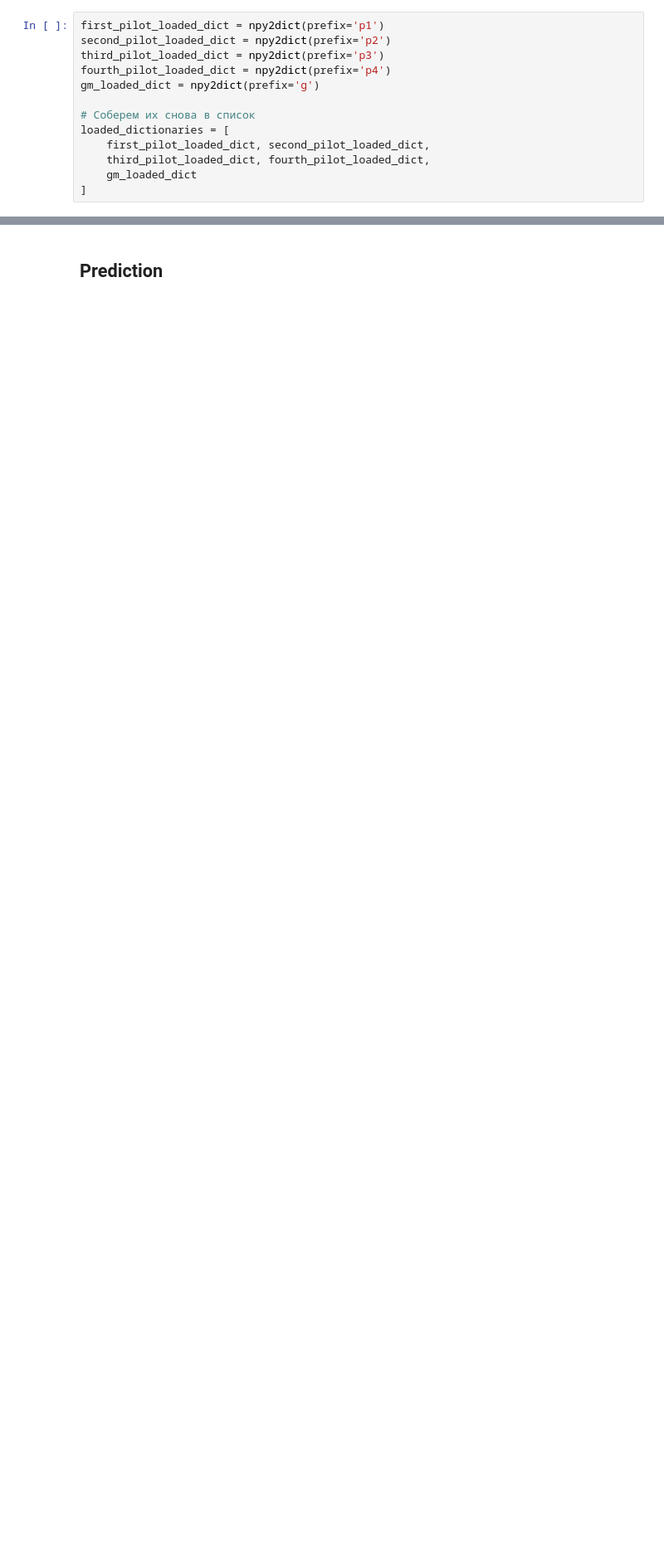
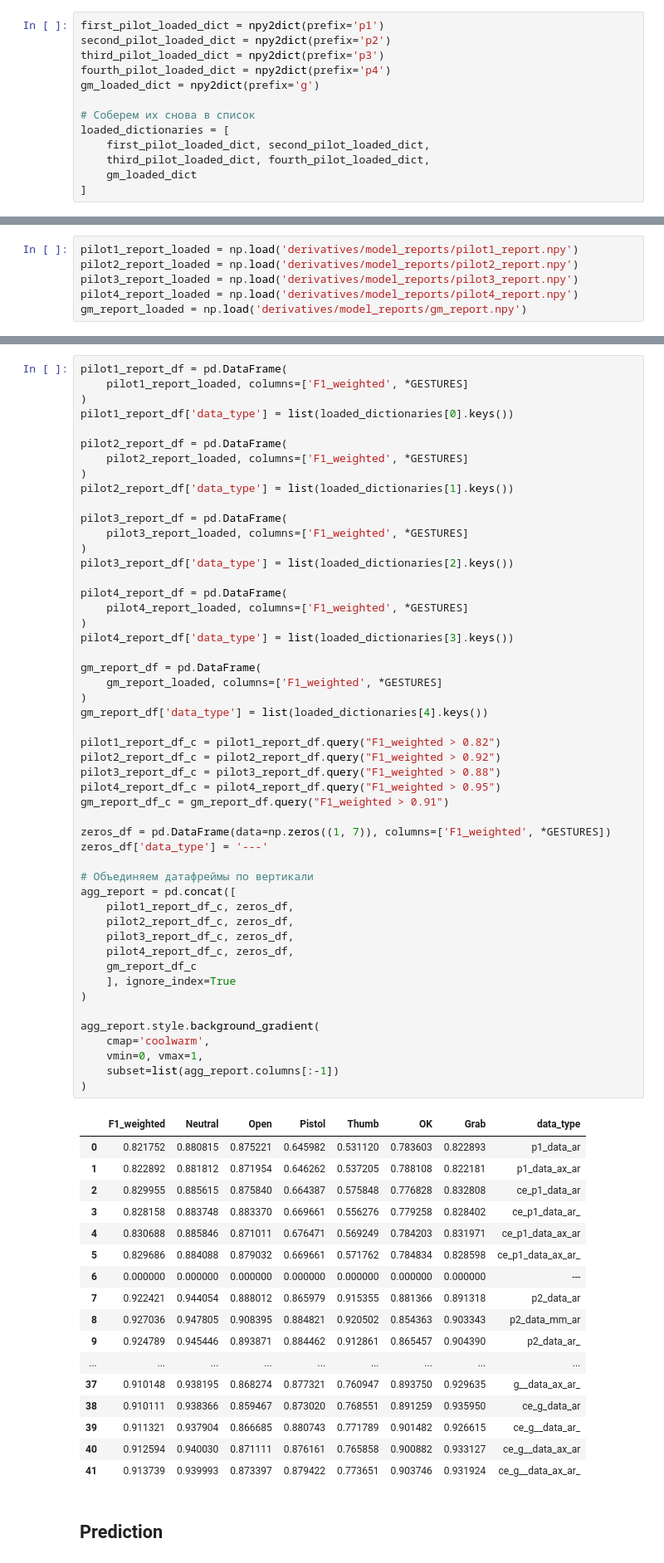
Before and after one commit to khav-i/Work-with-OMG-sensors-data, a Jupyter notebook: general_models.ipynb, the cells around one changed output, grey strips where cells are left out. Shown at 83% size. Cells and saved outputs as stored; diff of their text form; blank space fills up the shorter version.

Commit message:
gm-nb upd, model reports folder added

```diff
--- a/general_models.ipynb
+++ b/general_models.ipynb
@@ -1382,0 +1415,6 @@ SVC(random_state=42)
+# %%
+pilot1_report_loaded = np.load('derivatives/model_reports/pilot1_report.npy')
+pilot2_report_loaded = np.load('derivatives/model_reports/pilot2_report.npy')
+pilot3_report_loaded = np.load('derivatives/model_reports/pilot3_report.npy')
+pilot4_report_loaded = np.load('derivatives/model_reports/pilot4_report.npy')
+gm_report_loaded = np.load('derivatives/model_reports/gm_report.npy')
@@ -1383,3 +1423,71 @@ SVC(random_state=42)
+# %%
+pilot1_report_df = pd.DataFrame(
+    pilot1_report_loaded, columns=['F1_weighted', *GESTURES]
+)
+pilot1_report_df['data_type'] = list(loaded_dictionaries[0].keys())
+
+pilot2_report_df = pd.DataFrame(
+    pilot2_report_loaded, columns=['F1_weighted', *GESTURES]
+)
+pilot2_report_df['data_type'] = list(loaded_dictionaries[1].keys())
+
+pilot3_report_df = pd.DataFrame(
+    pilot3_report_loaded, columns=['F1_weighted', *GESTURES]
+)
+pilot3_report_df['data_type'] = list(loaded_dictionaries[2].keys())
+
+pilot4_report_df = pd.DataFrame(
+    pilot4_report_loaded, columns=['F1_weighted', *GESTURES]
+)
+pilot4_report_df['data_type'] = list(loaded_dictionaries[3].keys())
+
+gm_report_df = pd.DataFrame(
+    gm_report_loaded, columns=['F1_weighted', *GESTURES]
+)
+gm_report_df['data_type'] = list(loaded_dictionaries[4].keys())
+
+pilot1_report_df_c = pilot1_report_df.query("F1_weighted > 0.82")
+pilot2_report_df_c = pilot2_report_df.query("F1_weighted > 0.92")
+pilot3_report_df_c = pilot3_report_df.query("F1_weighted > 0.88")
+pilot4_report_df_c = pilot4_report_df.query("F1_weighted > 0.95")
+gm_report_df_c = gm_report_df.query("F1_weighted > 0.91")
+
+zeros_df = pd.DataFrame(data=np.zeros((1, 7)), columns=['F1_weighted', *GESTURES])
+zeros_df['data_type'] = '---'
+
+# Объединяем датафреймы по вертикали
+agg_report = pd.concat([
+    pilot1_report_df_c, zeros_df,
+    pilot2_report_df_c, zeros_df,
+    pilot3_report_df_c, zeros_df,
+    pilot4_report_df_c, zeros_df,
+    gm_report_df_c
+    ], ignore_index=True
+)
+
+agg_report.style.background_gradient(
+    cmap='coolwarm',
+    vmin=0, vmax=1,
+    subset=list(agg_report.columns[:-1])
+)
+# %% [output]
+|  | F1_weighted | Neutral | Open | Pistol | Thumb | OK | Grab | data_type |
+| 0 | 0.821752 | 0.880815 | 0.875221 | 0.645982 | 0.531120 | 0.783603 | 0.822893 | p1_data_ar |
+| 1 | 0.822892 | 0.881812 | 0.871954 | 0.646262 | 0.537205 | 0.788108 | 0.822181 | p1_data_ax_ar |
+| 2 | 0.829955 | 0.885615 | 0.875840 | 0.664387 | 0.575848 | 0.776828 | 0.832808 | ce_p1_data_ar |
+| 3 | 0.828158 | 0.883748 | 0.883370 | 0.669661 | 0.556276 | 0.779258 | 0.828402 | ce_p1_data_ar_ |
+| 4 | 0.830688 | 0.885846 | 0.871011 | 0.676471 | 0.569249 | 0.784203 | 0.831971 | ce_p1_data_ax_ar |
+| 5 | 0.829686 | 0.884088 | 0.879032 | 0.669661 | 0.571762 | 0.784834 | 0.828598 | ce_p1_data_ax_ar_ |
+| 6 | 0.000000 | 0.000000 | 0.000000 | 0.000000 | 0.000000 | 0.000000 | 0.000000 | --- |
+| 7 | 0.922421 | 0.944054 | 0.888012 | 0.865979 | 0.915355 | 0.881366 | 0.891318 | p2_data_ar |
+| 8 | 0.927036 | 0.947805 | 0.908395 | 0.884821 | 0.920502 | 0.854363 | 0.903343 | p2_data_mm_ar |
+| 9 | 0.924789 | 0.945446 | 0.893871 | 0.884462 | 0.912861 | 0.865457 | 0.904390 | p2_data_ar_ |
+| ... | ... | ... | ... | ... | ... | ... | ... | ... |
+| 37 | 0.910148 | 0.938195 | 0.868274 | 0.877321 | 0.760947 | 0.893750 | 0.929635 | g__data_ax_ar_ |
+| 38 | 0.910111 | 0.938366 | 0.859467 | 0.873020 | 0.768551 | 0.891259 | 0.935950 | ce_g_data_ar |
+| 39 | 0.911321 | 0.937904 | 0.866685 | 0.880743 | 0.771789 | 0.901482 | 0.926615 | ce_g__data_ar_ |
+| 40 | 0.912594 | 0.940030 | 0.871111 | 0.876161 | 0.765858 | 0.900882 | 0.933127 | ce_g__data_ax_ar |
+| 41 | 0.913739 | 0.939993 | 0.873397 | 0.879422 | 0.773651 | 0.903746 | 0.931924 | ce_g__data_ax_ar_ |
 # %% [markdown]
 ## Prediction
 # %%
```
Also changed, not shown: parts of 39 cells of this notebook, 5 other files.
